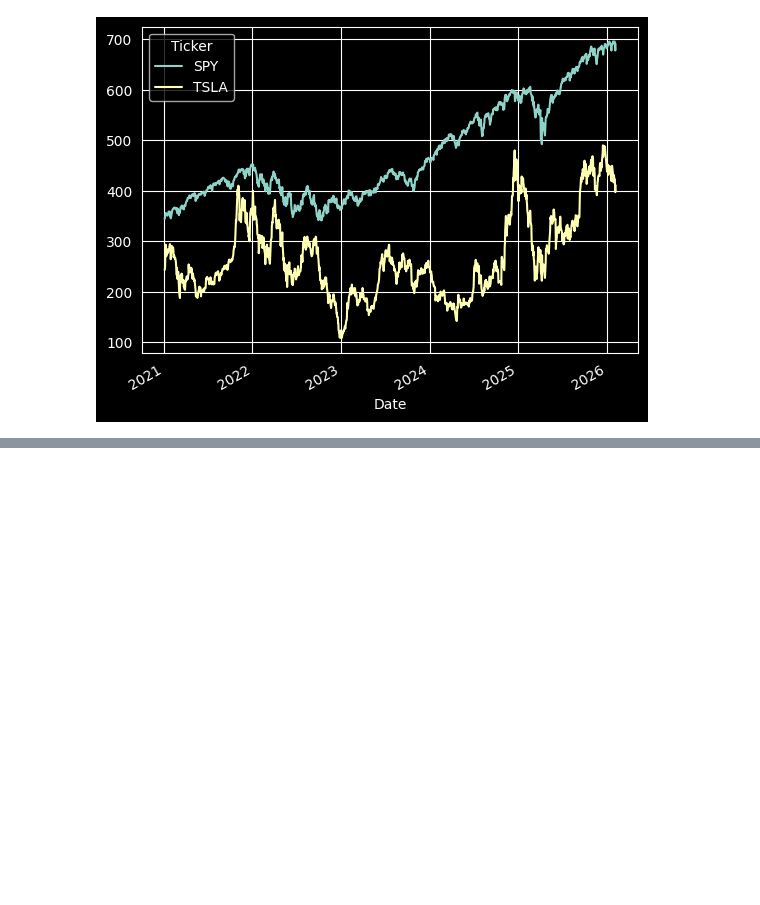
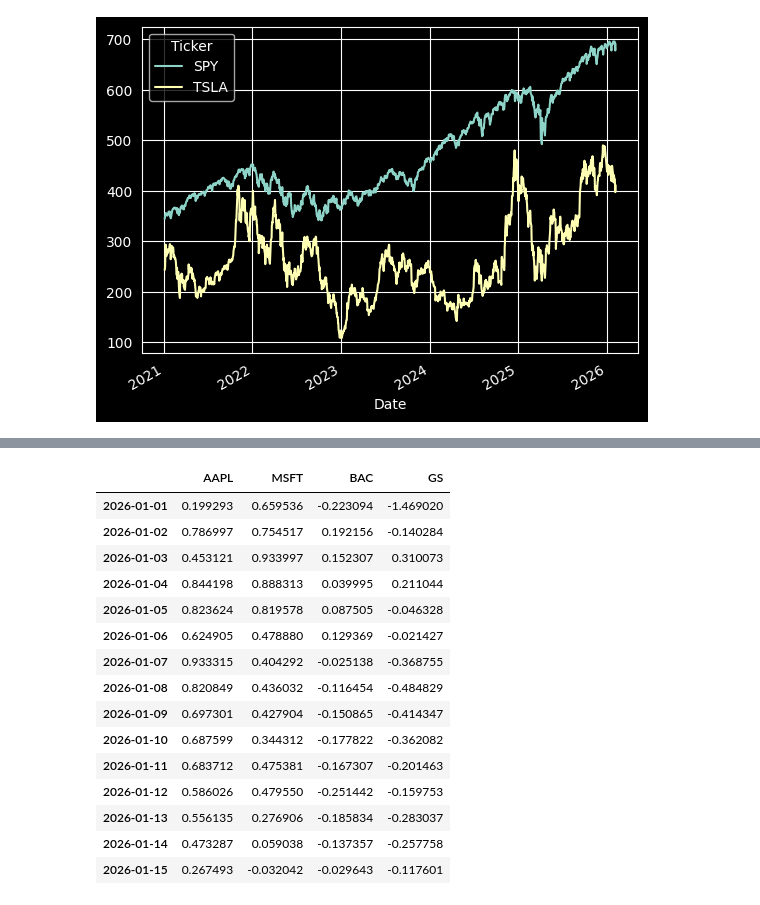
Before and after one commit to haule92/rqst, a Jupyter notebook: twsq/jupyter_code_examples/practing.ipynb, the cells around one changed output, grey strips where cells are left out. Saved outputs shown, nothing was run; the diff lists cells and outputs as text; code cells hidden in the pictures; blank space fills up the shorter version.

```diff
--- a/twsq/jupyter_code_examples/practing.ipynb
+++ b/twsq/jupyter_code_examples/practing.ipynb
@@ -70,0 +125,19 @@ TypeError: unhashable type: 'Series'
+# %%
+means_min_periods
+# %% [output]
+|  | AAPL | MSFT | BAC | GS |
+| 2026-01-01 | 0.199293 | 0.659536 | -0.223094 | -1.469020 |
+| 2026-01-02 | 0.786997 | 0.754517 | 0.192156 | -0.140284 |
+| 2026-01-03 | 0.453121 | 0.933997 | 0.152307 | 0.310073 |
+| 2026-01-04 | 0.844198 | 0.888313 | 0.039995 | 0.211044 |
+| 2026-01-05 | 0.823624 | 0.819578 | 0.087505 | -0.046328 |
+| 2026-01-06 | 0.624905 | 0.478880 | 0.129369 | -0.021427 |
+| 2026-01-07 | 0.933315 | 0.404292 | -0.025138 | -0.368755 |
+| 2026-01-08 | 0.820849 | 0.436032 | -0.116454 | -0.484829 |
+| 2026-01-09 | 0.697301 | 0.427904 | -0.150865 | -0.414347 |
+| 2026-01-10 | 0.687599 | 0.344312 | -0.177822 | -0.362082 |
+| 2026-01-11 | 0.683712 | 0.475381 | -0.167307 | -0.201463 |
+| 2026-01-12 | 0.586026 | 0.479550 | -0.251442 | -0.159753 |
+| 2026-01-13 | 0.556135 | 0.276906 | -0.185834 | -0.283037 |
+| 2026-01-14 | 0.473287 | 0.059038 | -0.137357 | -0.257758 |
+| 2026-01-15 | 0.267493 | -0.032042 | -0.029643 | -0.117601 |
```
Also changed, not shown: parts of 7 cells of this notebook, 2 other files.
